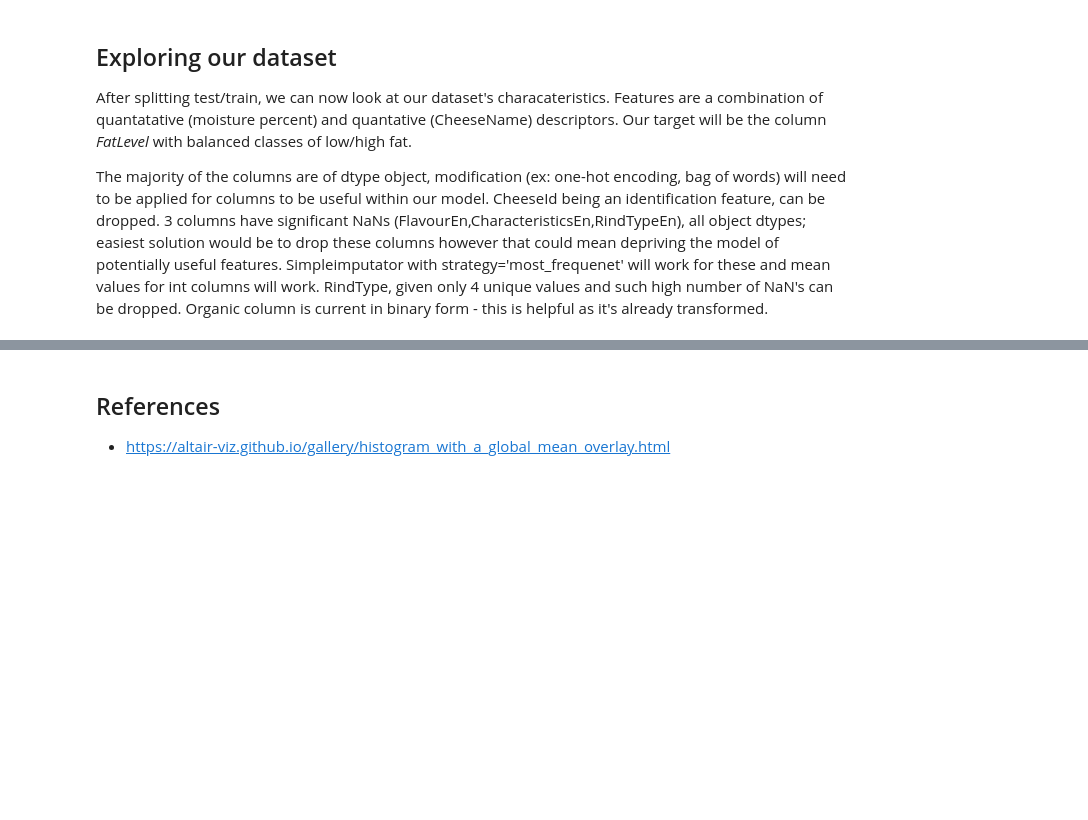
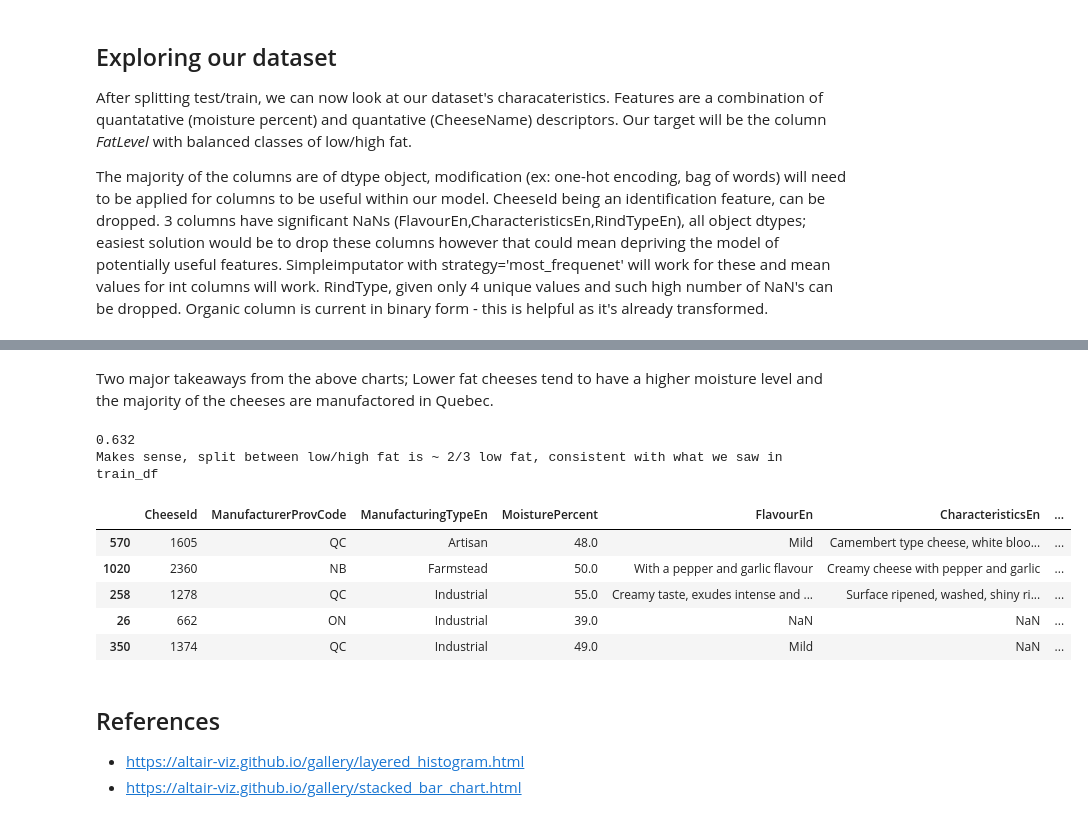
Before and after one commit to J-Sallis/Predicting_Cheese, a Jupyter notebook: cheese_final_project.ipynb, the cells around one changed output, grey strips where cells are left out. Cells and saved outputs as stored; diff of their text form; code cells hidden in the pictures; blank space fills up the shorter version.

Commit message:
update with charts
statistical charts created

```diff
--- a/cheese_final_project.ipynb
+++ b/cheese_final_project.ipynb
@@ -82,0 +128,2 @@ bar + rule
+# %% [markdown]
+Two major takeaways from the above charts; Lower fat cheeses tend to have a higher moisture level and the majority of the cheeses are manufactored in Quebec.
@@ -82,0 +136,12 @@ bar + rule
+# %%
+from sklearn.dummy import DummyClassifier
+
+#let's create a Dummy Model to be used as baseline with FatLevel as target, Module 1: Baselines: Dummy Regression
+
+dummy = DummyClassifier(strategy='most_frequent',random_state=55)
+dummy.fit(X_train,y_train)
+print(dummy.score(X_test,y_test).round(3))
+print("Makes sense, split between low/high fat is ~ 2/3 low fat, consistent with what we saw in train_df")
+# %% [output]
+0.632
+Makes sense, split between low/high fat is ~ 2/3 low fat, consistent with what we saw in train_df
@@ -82,0 +155,9 @@ bar + rule
+# %%
+train_df.head()
+# %% [output]
+|  | CheeseId | ManufacturerProvCode | ManufacturingTypeEn | MoisturePercent | FlavourEn | CharacteristicsEn | ... |
+| 570 | 1605 | QC | Artisan | 48.0 | Mild | Camembert type cheese, white bloo... | ... |
+| 1020 | 2360 | NB | Farmstead | 50.0 | With a pepper and garlic flavour | Creamy cheese with pepper and garlic | ... |
+| 258 | 1278 | QC | Industrial | 55.0 | Creamy taste, exudes intense and ... | Surface ripened, washed, shiny ri... | ... |
+| 26 | 662 | ON | Industrial | 39.0 | NaN | NaN | ... |
+| 350 | 1374 | QC | Industrial | 49.0 | Mild | NaN | ... |
@@ -83,4 +175,5 @@ bar + rule
 # %% [markdown]
 ## References
 
-* https://altair-viz.github.io/gallery/histogram_with_a_global_mean_overlay.html
+* https://altair-viz.github.io/gallery/layered_histogram.html
+* https://altair-viz.github.io/gallery/stacked_bar_chart.html
```
Also changed, not shown: parts of 11 cells of this notebook.
